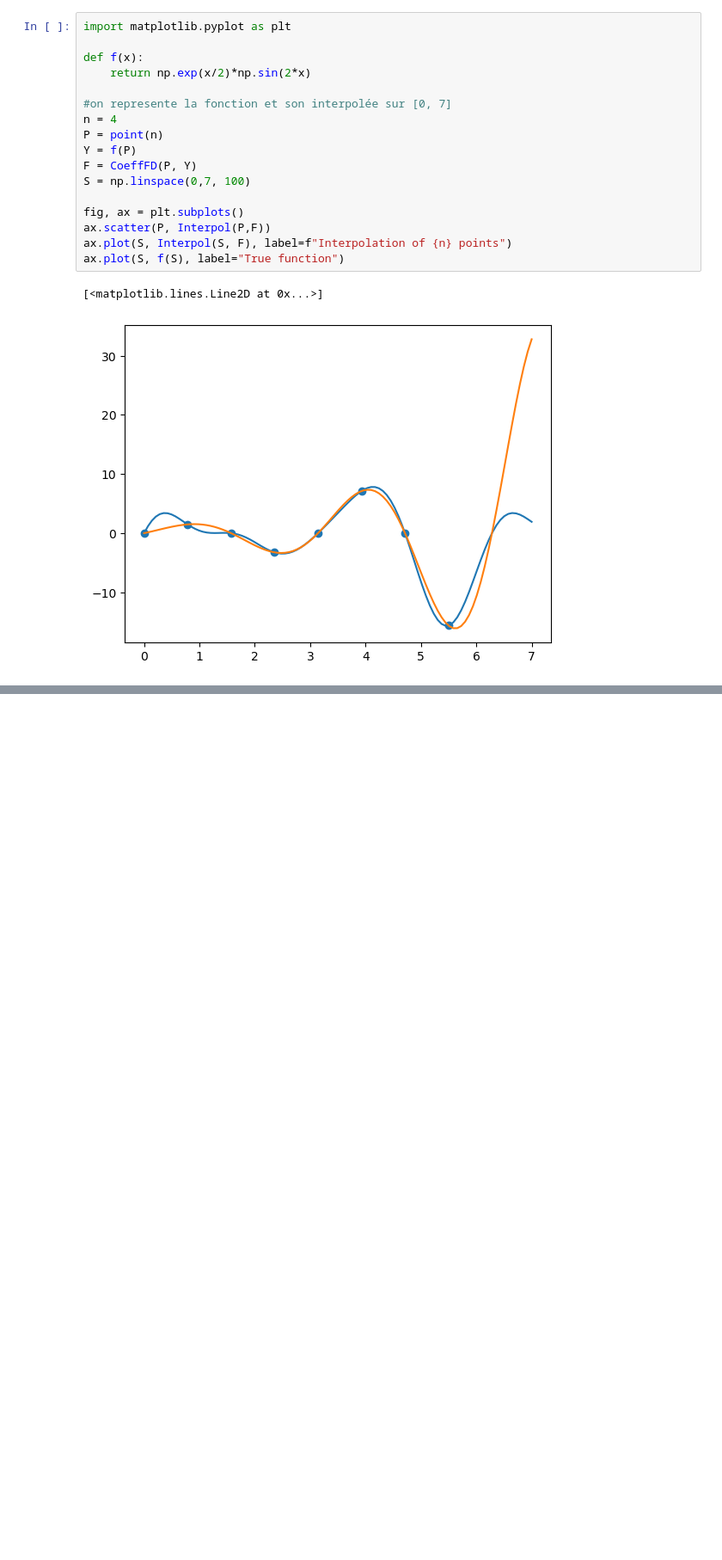
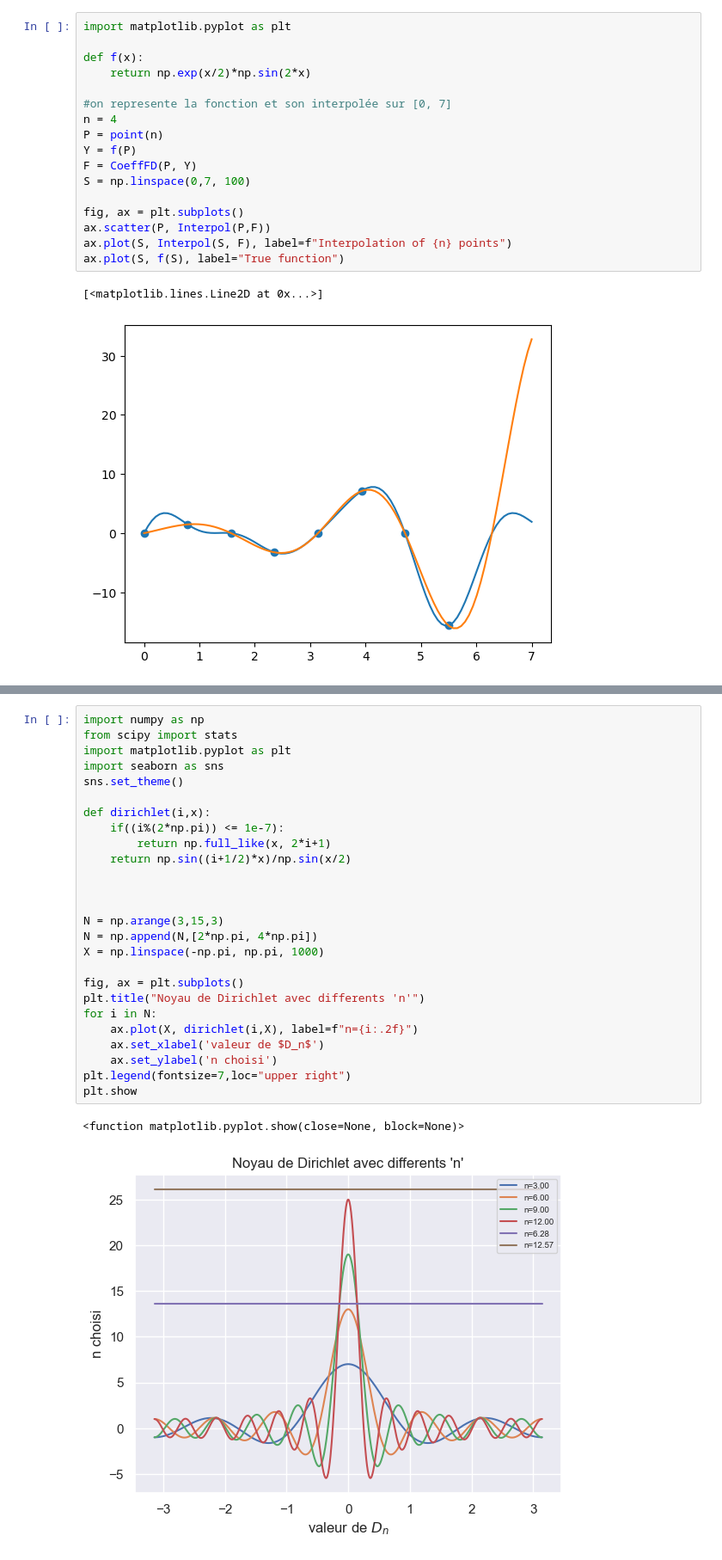
Before and after one commit to PolTibau/Fourier-Discrete, a Jupyter notebook: TP/TP2.ipynb, the cells around one changed output, grey strips where cells are left out. Shown at 86% size. Saved outputs shown, nothing was run; the diff lists cells and outputs as text; blank space fills up the shorter version.

```diff
--- a/TP/TP2.ipynb
+++ b/TP/TP2.ipynb
@@ -306,0 +325,29 @@ ax.plot(S, f(S), label="True function")
+# %%
+import numpy as np
+from scipy import stats
+import matplotlib.pyplot as plt
+import seaborn as sns
+sns.set_theme()
+
+def dirichlet(i,x):
+    if((i%(2*np.pi)) <= 1e-7):
+        return np.full_like(x, 2*i+1)
+    return np.sin((i+1/2)*x)/np.sin(x/2)
+
+
+
+N = np.arange(3,15,3)
+N = np.append(N,[2*np.pi, 4*np.pi])
+X = np.linspace(-np.pi, np.pi, 1000)
+
+fig, ax = plt.subplots()
+plt.title("Noyau de Dirichlet avec differents 'n'")
+for i in N:
+    ax.plot(X, dirichlet(i,X), label=f"n={i:.2f}")
+    ax.set_xlabel('valeur de $D_n$')
+    ax.set_ylabel('n choisi')
+plt.legend(fontsize=7,loc="upper right")
+plt.show
+# %% [output]
+<function matplotlib.pyplot.show(close=None, block=None)>
+[figure, added]
```
Also changed, not shown: parts of 13 cells of this notebook.
